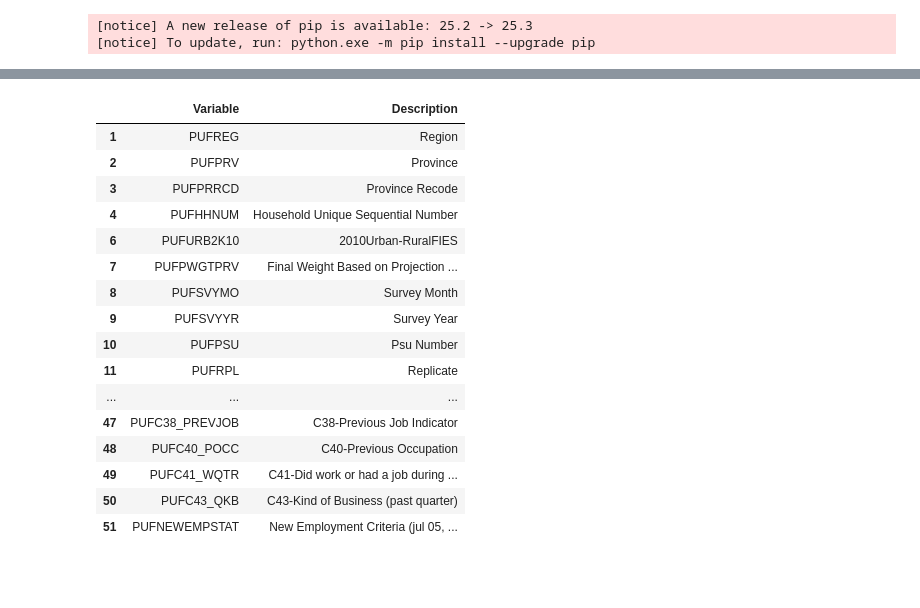
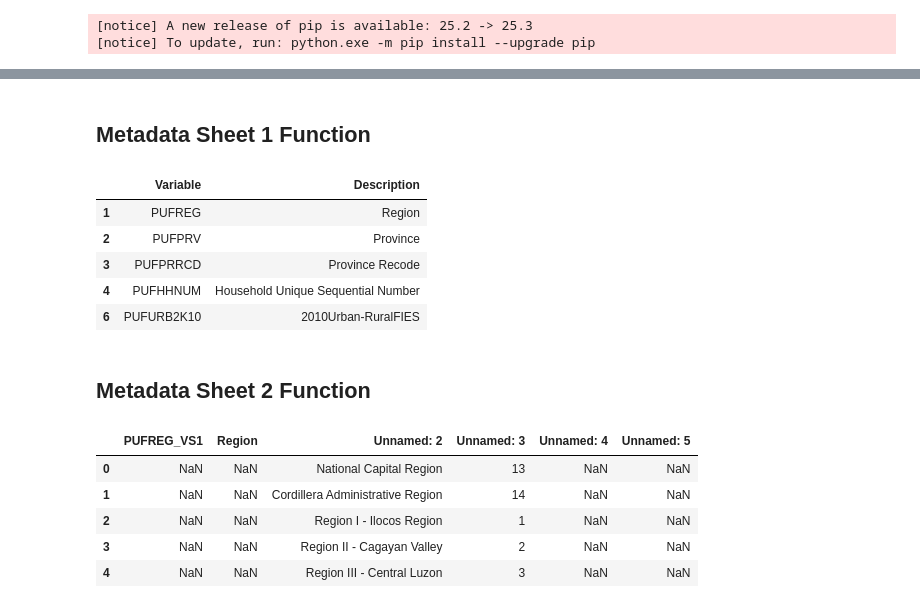
Before and after one commit to clemweb3/Preprocessing, a Jupyter notebook: Notebooks/Preprocessing.ipynb, the cells around one changed output, grey strips where cells are left out. Saved outputs shown, nothing was run; the diff lists cells and outputs as text; code cells hidden in the pictures; blank space fills up the shorter version.

Commit message:
added markdowns for each step and created a prototype for sheet 2 (still working progress)

```diff
--- a/Notebooks/Preprocessing.ipynb
+++ b/Notebooks/Preprocessing.ipynb
@@ -180,3 +158,5 @@ second_sheet.head()
+# %% [markdown]
+## Metadata Sheet 1 Function
 # %%
 def extract_variables(df):
     """
@@ -195,27 +175,30 @@ def extract_variables(df):
 # %%
 # Load metadata
 January_metadata = load_dataset("2018", "January", "metadata", 0)
 
 # Call your function
 variables_df = extract_variables(January_metadata)
 
 # View results
-variables_df.head(50)
+variables_df.head()
 # %% [output]
 |  | Variable | Description |
 | 1 | PUFREG | Region |
 | 2 | PUFPRV | Province |
 | 3 | PUFPRRCD | Province Recode |
 | 4 | PUFHHNUM | Household Unique Sequential Number |
 | 6 | PUFURB2K10 | 2010Urban-RuralFIES |
-| 7 | PUFPWGTPRV | Final Weight Based on Projection ... |
-| 8 | PUFSVYMO | Survey Month |
-| 9 | PUFSVYYR | Survey Year |
-| 10 | PUFPSU | Psu Number |
-| 11 | PUFRPL | Replicate |
-| ... | ... | ... |
-| 47 | PUFC38_PREVJOB | C38-Previous Job Indicator |
-| 48 | PUFC40_POCC | C40-Previous Occupation |
-| 49 | PUFC41_WQTR | C41-Did work or had a job during ... |
-| 50 | PUFC43_QKB | C43-Kind of Business (past quarter) |
-| 51 | PUFNEWEMPSTAT | New Employment Criteria (jul 05, ... |
+# %% [markdown]
+## Metadata Sheet 2 Function
+# %%
+# Load metadata
+January_metadata = load_dataset("2018", "January", "metadata", 1)
+
+January_metadata.head()
+# %% [output]
+|  | PUFREG_VS1 | Region | Unnamed: 2 | Unnamed: 3 | Unnamed: 4 | Unnamed: 5 |
+| 0 | NaN | NaN | National Capital Region | 13 | NaN | NaN |
+| 1 | NaN | NaN | Cordillera Administrative Region | 14 | NaN | NaN |
+| 2 | NaN | NaN | Region I - Ilocos Region | 1 | NaN | NaN |
+| 3 | NaN | NaN | Region II - Cagayan Valley | 2 | NaN | NaN |
+| 4 | NaN | NaN | Region III - Central Luzon | 3 | NaN | NaN |
```
Also changed, not shown: parts of 8 cells of this notebook.
